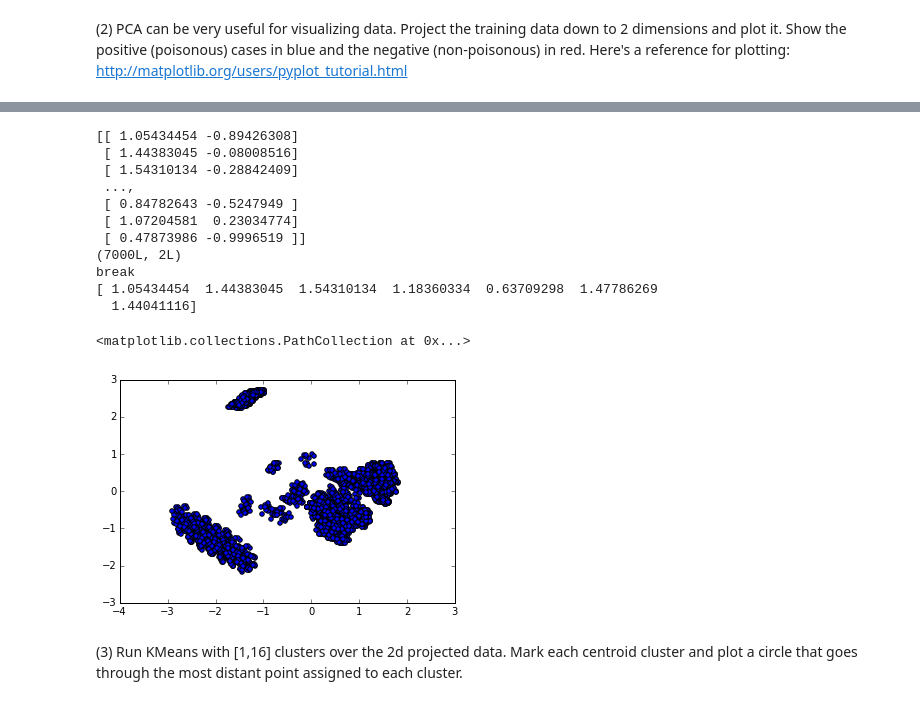
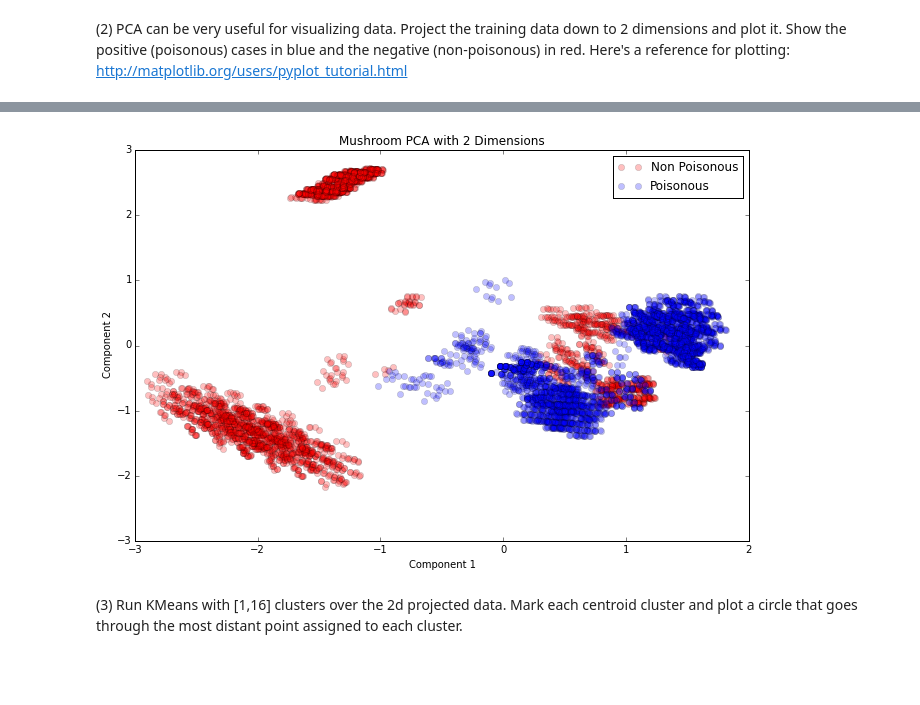
Before and after one commit to jphilippou27/MachineLearning, a Jupyter notebook: Jennifer_Philippou_p3.ipynb, the cells around one changed output, grey strips where cells are left out. Drawn from its saved outputs; the diff is of its cells as text; code cells hidden in the pictures; blank space fills up the shorter version.

```diff
--- a/Jennifer_Philippou_p3.ipynb
+++ b/Jennifer_Philippou_p3.ipynb
@@ -273,30 +105,26 @@ c
-# %%
-    pca = PCA(n_components=2)
-    pca.fit(train_data)
-    X = pca.transform(train_data)
-    print X
-    print X.shape
-    print "break"
-    print X[:7,0]
-    #values_for_graph = pca.singular_values_
-    #plt.scatter(pca.components_[0], pca.components_[1])
-    plt.scatter(X[:7000,0], X[:7000,1])
-   # plt.title('PCA with 2 Components')
-   # plt.ylabel('Component 1')
-   # plt.xlabel('Component 2')
-# %% [output]
-[[ 1.05434454 -0.89426308]
- [ 1.44383045 -0.08008516]
- [ 1.54310134 -0.28842409]
- ...,
- [ 0.84782643 -0.5247949 ]
- [ 1.07204581  0.23034774]
- [ 0.47873986 -0.9996519 ]]
-(7000L, 2L)
-break
-[ 1.05434454  1.44383045  1.54310134  1.18360334  0.63709298  1.47786269
-  1.44041116]
-<matplotlib.collections.PathCollection at 0x...>
-[figure, removed]
+# %%
+def P2():
+### STUDENT START ###
+    pca = PCA(n_components=2)
+    pca.fit(train_data)
+    X = pca.transform(train_data)
+
+    #add on the training labels
+    train_long = np.reshape(train_labels,(1,7000)) #must format as (1L, 7000) not (7000L,)
+    df_graph = np.concatenate((train_long.T, X), axis = 1) #the T is critical to the code working, axis = 1 means add the columns
+
+    #visually show the data after its been reduced to 2 dimensions
+    plt.figure(figsize=(11, 7))
+    plt.plot(df_graph[df_graph[:,0]!=0,1], df_graph[df_graph[:,0]!=0,2], "ro", label = "Non Poisonous", alpha =0.25) #must plot series separately, first subset to just not posionous, then grab (x,y) with x[:,0]and [:,1]
+    plt.plot(df_graph[df_graph[:,0]!=1,1], df_graph[df_graph[:,0]!=1,2], "bo", label = "Poisonous", alpha =0.25) #same thing for poisonous shrooms
+    plt.title('Mushroom PCA with 2 Dimensions')
+    plt.ylabel('Component 2')
+    plt.xlabel('Component 1')
+    plt.legend(loc='upper right')
+### STUDENT END ###
+
+P2()
+# %% [output]
+[figure, added]
 # %% [markdown]
 (3) Run KMeans with [1,16] clusters over the 2d projected data. Mark each centroid cluster and plot a circle that goes through the most distant point assigned to each cluster.
```
Also changed, not shown: parts of 16 cells of this notebook.
